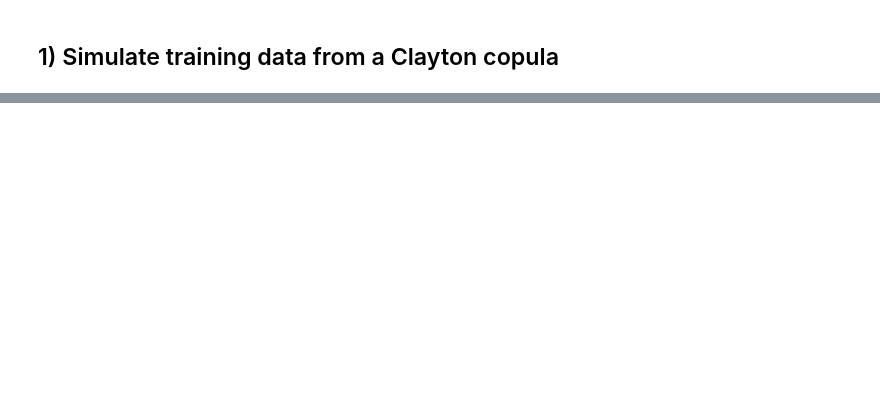
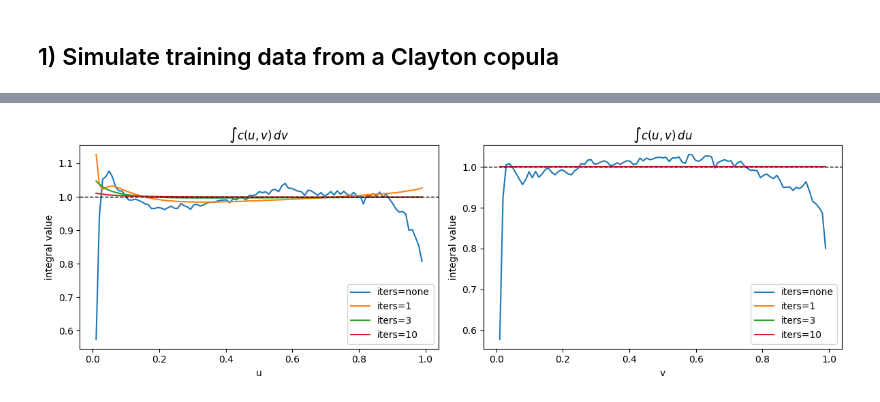
Before and after one commit to tvatter/npcc, a Jupyter notebook: notebooks/pfnr_sinkhorn_projection_unconditional.ipynb, the cells around one changed output, grey strips where cells are left out. Saved outputs shown, nothing was run; the diff lists cells and outputs as text; code cells hidden in the pictures; blank space fills up the shorter version.

```diff
--- a/notebooks/pfnr_sinkhorn_projection_unconditional.ipynb
+++ b/notebooks/pfnr_sinkhorn_projection_unconditional.ipynb
@@ -139,0 +120,26 @@ preview
+# %%
+fig, axes = plt.subplots(1, 2, figsize=(12, 4))
+
+for label, c in densities.items():
+    int_over_v = np.trapezoid(c, x=v_grid, axis=1)
+    int_over_u = np.trapezoid(c, x=u_grid, axis=0)
+
+    axes[0].plot(u_grid, int_over_v, label=f"iters={label}")
+    axes[1].plot(v_grid, int_over_u, label=f"iters={label}")
+
+axes[0].axhline(1.0, color="black", linestyle="--", linewidth=1)
+axes[1].axhline(1.0, color="black", linestyle="--", linewidth=1)
+
+axes[0].set_title(r"$\int c(u,v)\,dv$")
+axes[1].set_title(r"$\int c(u,v)\,du$")
+axes[0].set_xlabel("u")
+axes[1].set_xlabel("v")
+axes[0].set_ylabel("integral value")
+axes[1].set_ylabel("integral value")
+axes[0].legend()
+axes[1].legend()
+
+plt.tight_layout()
+plt.show()
+# %% [output]
+[figure, added]
```
Also changed, not shown: parts of 14 cells of this notebook.
